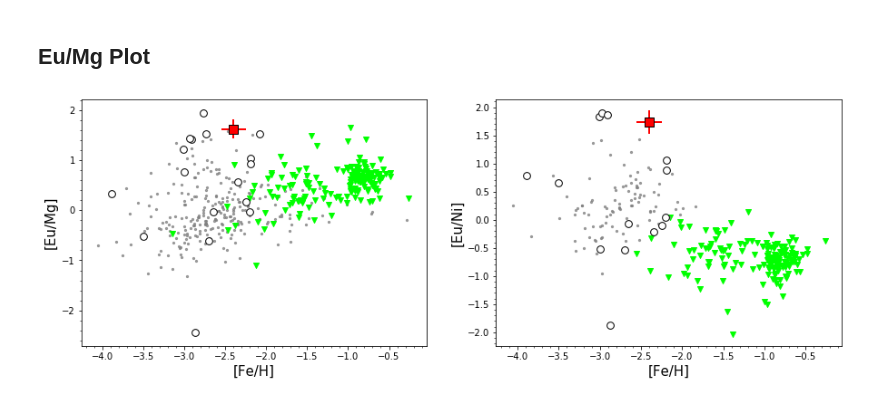
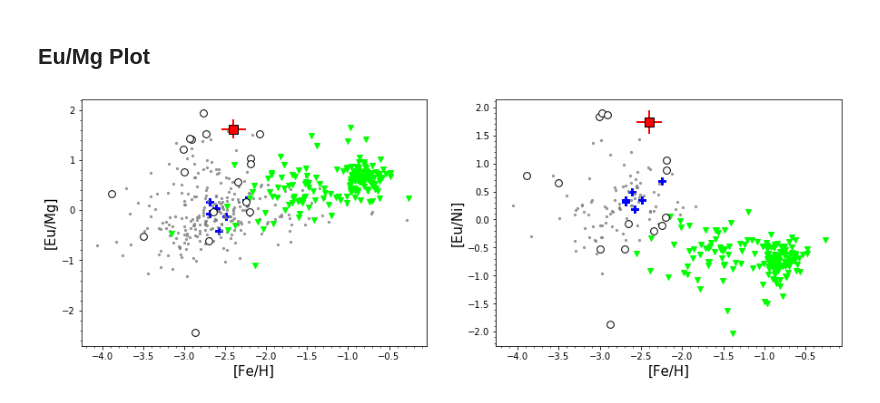
Before and after one commit to zoehackshaw/J0010-1735, a Jupyter notebook: j00101735_final_calculations.ipynb, the cells around one changed output. Drawn from its saved outputs; the diff is of its cells as text; code cells hidden in the pictures.

```diff
--- a/j00101735_final_calculations.ipynb
+++ b/j00101735_final_calculations.ipynb
@@ -2836,13 +2875,25 @@ fig, axs = plt.subplots(1, 2, figsize=(15,5),
 
 (ax1,ax2) = axs
 
+lw=2
 euh_err=0.09
 mgh_err=0.1
 nih_err=0.12
-feh_err=0.15
+fe_err=0.15
 
+#MW UFDs
+mg=[0.39,0.45,0.5,0.4,0.64,0.44]
+feh=[-2.25,-2.61,-2.69,-2.69,-2.58,-2.49]
+ni=[-0.09,0,0.13,0.22,0.04,-0.03]
+eu=[0.60,0.49,0.44,0.56,0.22,0.31]
+eumg=np.subtract(eu,mg)
+ax1.scatter(feh,eumg, color='b',s=80,marker='P')
+
+#Halo
 data = np.genfromtxt("eumg.halo.csv", delimiter=",", names=["a", "b"])
 ax1.scatter(data['a'], data['b'], color='grey', s=5, alpha=0.75)
+
+#LMC UFDs
 retx=[-2.91,-2.77,-2.08,-3.01,-2.73,-2.19,-2.93]
 rety=[1.42,1.94,1.53,1.22,1.52,1.03,1.44]
 ax1.scatter(retx,rety, color='white',s=60, edgecolors='black')
@@ -2868,11 +2919,15 @@ cariiimg=[1.22,0.25]
 cariiiy=np.subtract(cariiieu,cariiimg)
 ax1.scatter(cariix,cariiy,color='white', s=60,edgecolors='black')
 ax1.scatter(cariiix,cariiiy,color='white', s=60,edgecolors='black')
+
+#Housekeeping
 ax1.set_xlabel("[Fe/H]",fontsize=15)
 ax1.set_ylabel("[Eu/Mg]",fontsize=15)
 ax1.xaxis.set_minor_locator(AutoMinorLocator())
 ax1.yaxis.set_minor_locator(AutoMinorLocator())
 
+euni=np.subtract(eu,ni)
+ax2.scatter(feh,euni, color='b',s=80,marker='P')
 retx=[-3.01,-2.97,-2.91,-2.19]
 retni=[-0.16,-0.15,0,0.07]
 reteu=[1.68,1.74,1.86,0.95]
@@ -2887,31 +2942,31 @@ ax2.scatter(data['a'], sculp, color='lime',marker='v')
 data = np.genfromtxt("nieucarina.csv", delimiter=",", names=["a", "b","c","d"])
 car=data['b']-data['c']
 ax2.scatter(data['a'], car, color='lime',marker='v')
 data = np.genfromtxt("nieuumi.csv", delimiter=",", names=["a", "b","c","d"])
 umi=data['b']-data['c']
 ax2.scatter(data['a'],umi, color='lime',marker='v')
 data = np.genfromtxt("nieudraco.csv", delimiter=",", names=["a", "b","c","d"])
 draco=data['b']-data['c']
 ax2.scatter(data['a'], draco, color='lime',marker='v')
 data = np.genfromtxt("eunimwhalo.csv", delimiter=",", names=["a", "b","c","d","e","f"])
 ax2.scatter(data['e'], data['f'],  color='grey',s=5, alpha=0.75)
 cariix=[-2.2,-2.19,-2.35,-3.00,-3.5,-2.65,-2.87,-2.7]
 cariimg=[-0.17,0.22,-0.34,0.71,0.73,-0.17,0.47,0]
 cariini=[-0.25,0.09,0.44,1.99,-0.44,-0.13,-0.09,-0.08]
 cariiy=np.subtract(cariieu,cariini)
 cariiix=[-3.89,-2.25]
 cariiieu=[1.55,0.42]
 cariiiy=[0.78,-0.1]
 ax2.scatter(cariix,cariiy,color='white',s=60, edgecolors='black')
 ax2.scatter(cariiix,cariiiy,color='white',s=60, edgecolors='black')
 heni=-0.51
 heeu=1.22
 hey=heeu-heni
 ax2.scatter(-2.4,hey, color='red', marker='s',s=100,edgecolors='black',zorder=2)
 ax2.errorbar(-2.4, hey, yerr=euh_err+nih_err,xerr=fe_err,elinewidth=lw, color='red',zorder=1)
 ax2.set_xlabel("[Fe/H]",fontsize=15)
 ax2.set_ylabel("[Eu/Ni]",fontsize=15)
 ax2.xaxis.set_minor_locator(AutoMinorLocator())
 ax2.yaxis.set_minor_locator(AutoMinorLocator())
 # %% [output]
-[figure, old version]
+[figure, new version]
```
Also changed, not shown: parts of 3 cells of this notebook, 2 other files.
